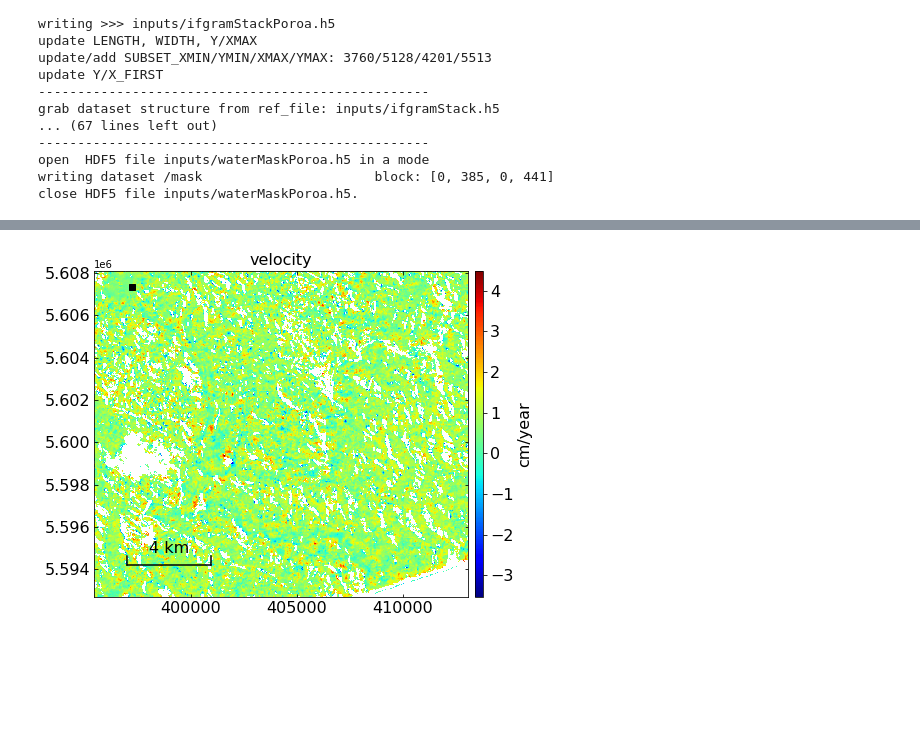
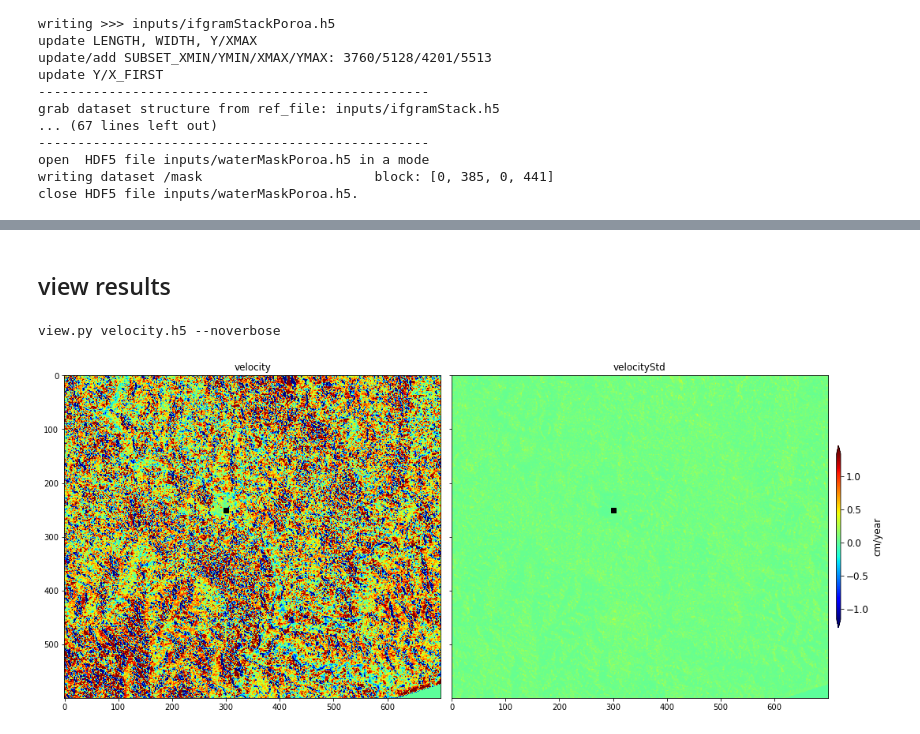
Before and after one commit to forrestfwilliams/hyp3_insar, a Jupyter notebook: hyp3_mintpy.ipynb, the cells around one changed output, grey strips where cells are left out. Saved outputs shown, nothing was run; the diff lists cells and outputs as text; code cells hidden in the pictures; blank space fills up the shorter version.

```diff
--- a/hyp3_mintpy.ipynb
+++ b/hyp3_mintpy.ipynb
@@ -221,4 +289,7 @@ view.main('inputs/geometryGeo.h5 height --noverbose'.split())
+# %% [markdown]
+## view results
 # %%
-view.main('velocity.h5 velocity --noverbose'.split())
+view.main('velocity.h5 --noverbose'.split())
 # %% [output]
+view.py velocity.h5 --noverbose
-[figure, old version]
+[figure, new version]
```
Also changed, not shown: parts of 38 cells of this notebook, 4 other files.
